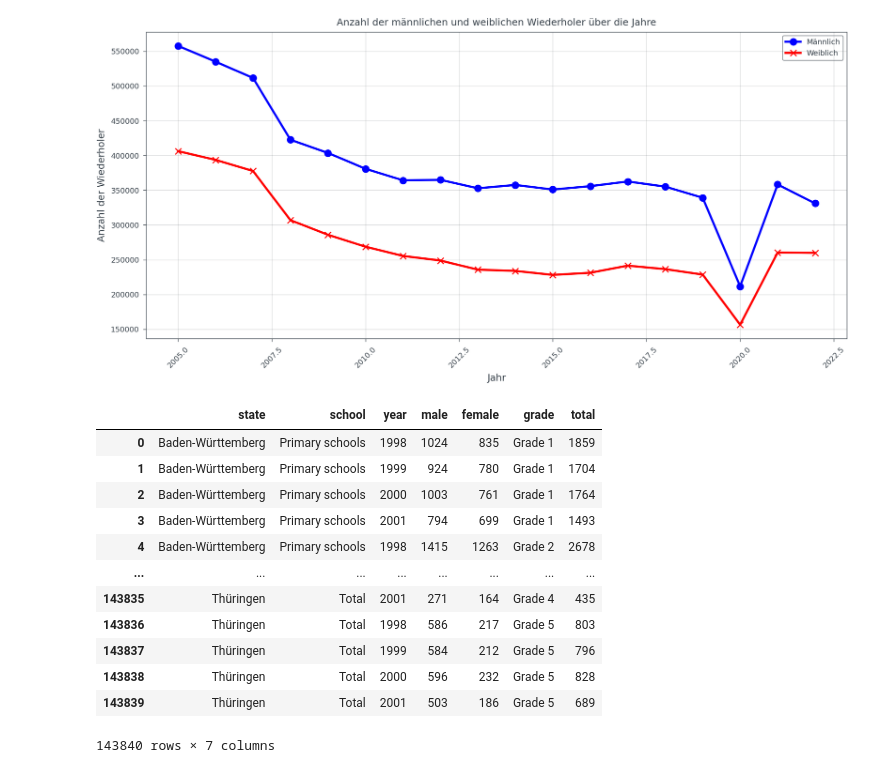
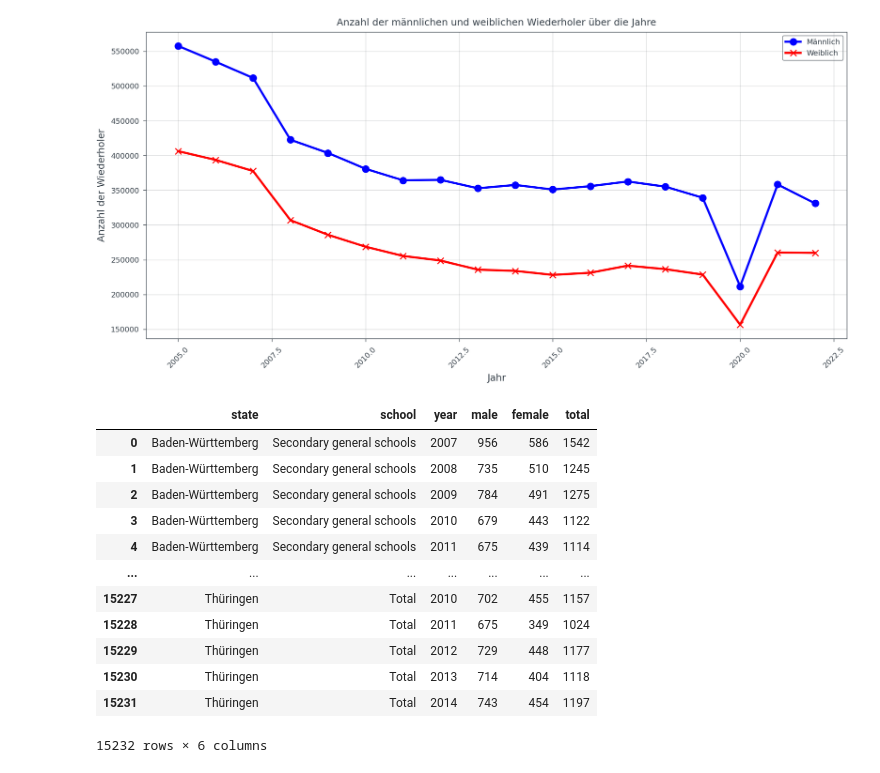
Before and after one commit to KarylReyne/DataLiteracyWS23, a Jupyter notebook: exp/JS-002-Repeaters.ipynb, the cells around one changed output. Cells and saved outputs as stored; diff of their text form; code cells hidden in the pictures.

```diff
--- a/exp/JS-002-Repeaters.ipynb
+++ b/exp/JS-002-Repeaters.ipynb
@@ -218,37 +218,28 @@ findfont: Generic family 'sans-serif' not found because none of the following fa
 [figure]
 # %%
 from school_analysis.preprocessing.load import Loader
-import os
-import numpy as np
-import pandas as pd
-import matplotlib.pyplot as plt
-import school_analysis as sa
-from school_analysis.preprocessing.helpers import students_teachers
-from tueplots.constants.color import rgb
-from school_analysis.analysis.exploration import Exploration
-from school_analysis.analysis.aggregation import Aggregation
-from school_analysis.plotting.general import GeneralPlots
+
 
 
 loader = Loader()
-#special_edu_support = loader.load('students_with_special_educational_support')
+special_edu_support = loader.load('students_with_special_educational_support')
 number_of_repeaters = loader.load('number_of_repeaters')
-#graduates = loader.load('graduates')
+graduates = loader.load('graduates')
 
 #special_edu_support
-number_of_repeaters
-#graduates
+#number_of_repeaters
+graduates
 # %% [output]
-|  | state | school | year | male | female | grade | total |
-| 0 | Baden-Württemberg | Primary schools | 1998 | 1024 | 835 | Grade 1 | 1859 |
-| 1 | Baden-Württemberg | Primary schools | 1999 | 924 | 780 | Grade 1 | 1704 |
-| 2 | Baden-Württemberg | Primary schools | 2000 | 1003 | 761 | Grade 1 | 1764 |
-| 3 | Baden-Württemberg | Primary schools | 2001 | 794 | 699 | Grade 1 | 1493 |
-| 4 | Baden-Württemberg | Primary schools | 1998 | 1415 | 1263 | Grade 2 | 2678 |
-| ... | ... | ... | ... | ... | ... | ... | ... |
-| 143835 | Thüringen | Total | 2001 | 271 | 164 | Grade 4 | 435 |
-| 143836 | Thüringen | Total | 1998 | 586 | 217 | Grade 5 | 803 |
-| 143837 | Thüringen | Total | 1999 | 584 | 212 | Grade 5 | 796 |
-| 143838 | Thüringen | Total | 2000 | 596 | 232 | Grade 5 | 828 |
-| 143839 | Thüringen | Total | 2001 | 503 | 186 | Grade 5 | 689 |
+|  | state | school | year | male | female | total |
+| 0 | Baden-Württemberg | Secondary general schools | 2007 | 956 | 586 | 1542 |
+| 1 | Baden-Württemberg | Secondary general schools | 2008 | 735 | 510 | 1245 |
+| 2 | Baden-Württemberg | Secondary general schools | 2009 | 784 | 491 | 1275 |
+| 3 | Baden-Württemberg | Secondary general schools | 2010 | 679 | 443 | 1122 |
+| 4 | Baden-Württemberg | Secondary general schools | 2011 | 675 | 439 | 1114 |
+| ... | ... | ... | ... | ... | ... | ... |
+| 15227 | Thüringen | Total | 2010 | 702 | 455 | 1157 |
+| 15228 | Thüringen | Total | 2011 | 675 | 349 | 1024 |
+| 15229 | Thüringen | Total | 2012 | 729 | 448 | 1177 |
+| 15230 | Thüringen | Total | 2013 | 714 | 404 | 1118 |
+| 15231 | Thüringen | Total | 2014 | 743 | 454 | 1197 |
-143840 rows × 7 columns
+15232 rows × 6 columns
```
